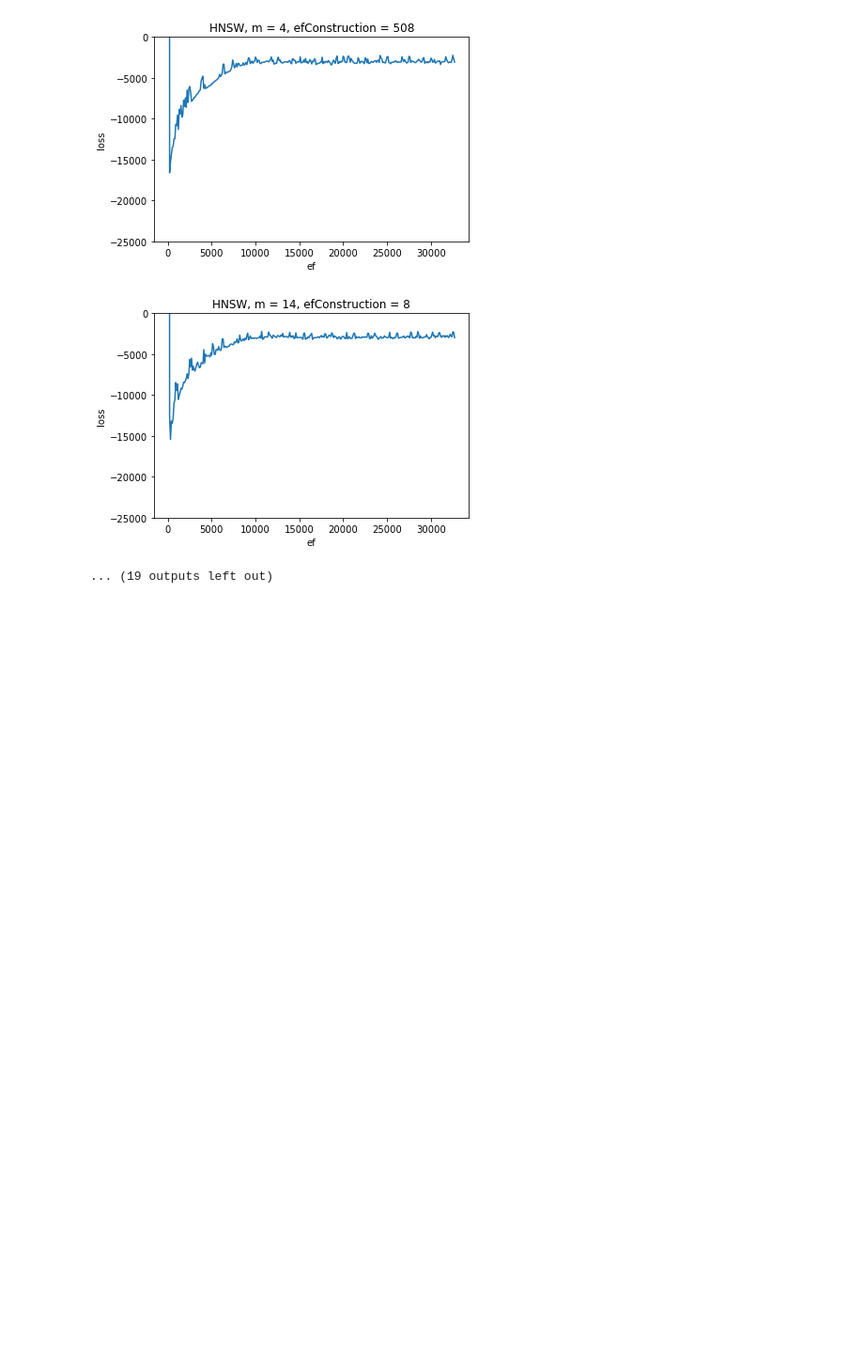
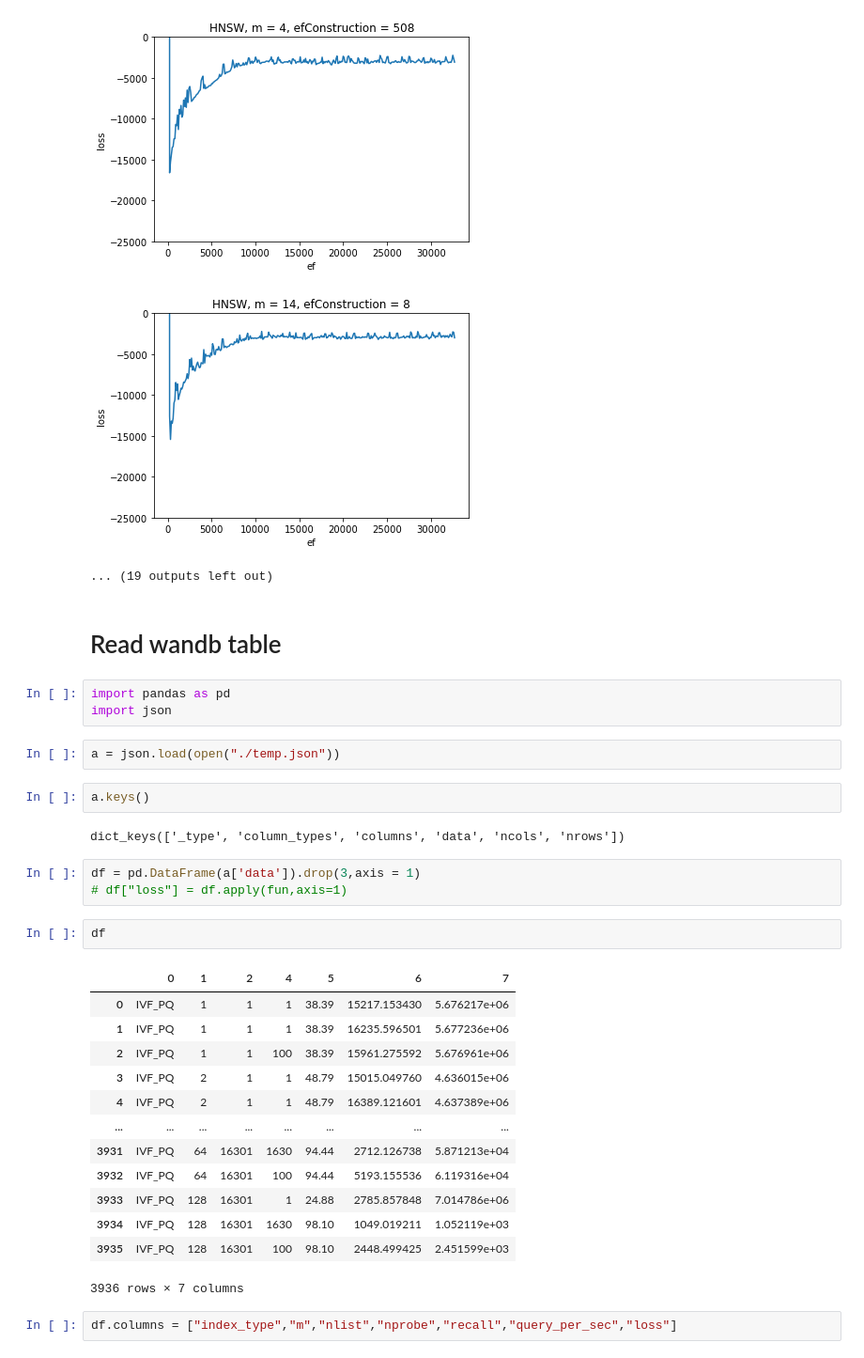
Before and after one commit to Xiang-Pan/HOBO, a Jupyter notebook: notebooks/test.ipynb, the cells around one changed output. Shown at 94% size. Cells and saved outputs as stored; diff of their text form; blank space fills up the shorter version.

```diff
--- a/notebooks/test.ipynb
+++ b/notebooks/test.ipynb
@@ -1376,3 +1380,35 @@ for m in m_set:
 [figure]
 [figure]
 ... (19 outputs left out)
+# %% [markdown]
+# Read wandb table
+# %%
+import pandas as pd
+import json
+# %%
+a = json.load(open("./temp.json"))
+# %%
+a.keys()
+# %% [output]
+dict_keys(['_type', 'column_types', 'columns', 'data', 'ncols', 'nrows'])
+# %%
+df = pd.DataFrame(a['data']).drop(3,axis = 1)
+# df["loss"] = df.apply(fun,axis=1)
+# %%
+df
+# %% [output]
+|  | 0 | 1 | 2 | 4 | 5 | 6 | 7 |
+| 0 | IVF_PQ | 1 | 1 | 1 | 38.39 | 15217.153430 | 5.676217e+06 |
+| 1 | IVF_PQ | 1 | 1 | 1 | 38.39 | 16235.596501 | 5.677236e+06 |
+| 2 | IVF_PQ | 1 | 1 | 100 | 38.39 | 15961.275592 | 5.676961e+06 |
+| 3 | IVF_PQ | 2 | 1 | 1 | 48.79 | 15015.049760 | 4.636015e+06 |
+| 4 | IVF_PQ | 2 | 1 | 1 | 48.79 | 16389.121601 | 4.637389e+06 |
+| ... | ... | ... | ... | ... | ... | ... | ... |
+| 3931 | IVF_PQ | 64 | 16301 | 1630 | 94.44 | 2712.126738 | 5.871213e+04 |
+| 3932 | IVF_PQ | 64 | 16301 | 100 | 94.44 | 5193.155536 | 6.119316e+04 |
+| 3933 | IVF_PQ | 128 | 16301 | 1 | 24.88 | 2785.857848 | 7.014786e+06 |
+| 3934 | IVF_PQ | 128 | 16301 | 1630 | 98.10 | 1049.019211 | 1.052119e+03 |
+| 3935 | IVF_PQ | 128 | 16301 | 100 | 98.10 | 2448.499425 | 2.451599e+03 |
+3936 rows × 7 columns
+# %%
+df.columns = ["index_type","m","nlist","nprobe","recall","query_per_sec","loss"]
```
Also changed, not shown: parts of 4 cells of this notebook, 9 other files.
